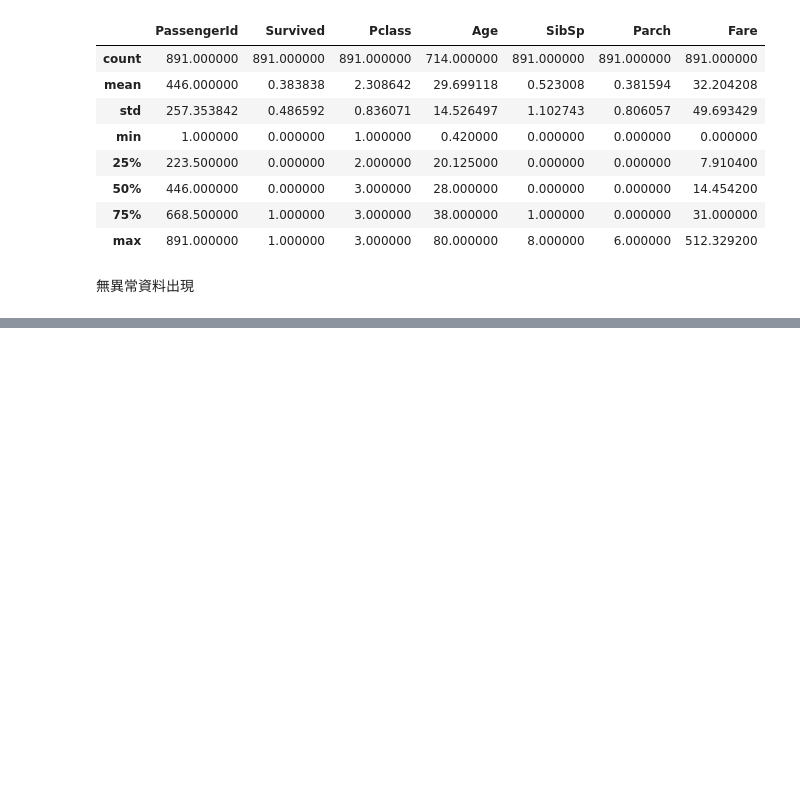
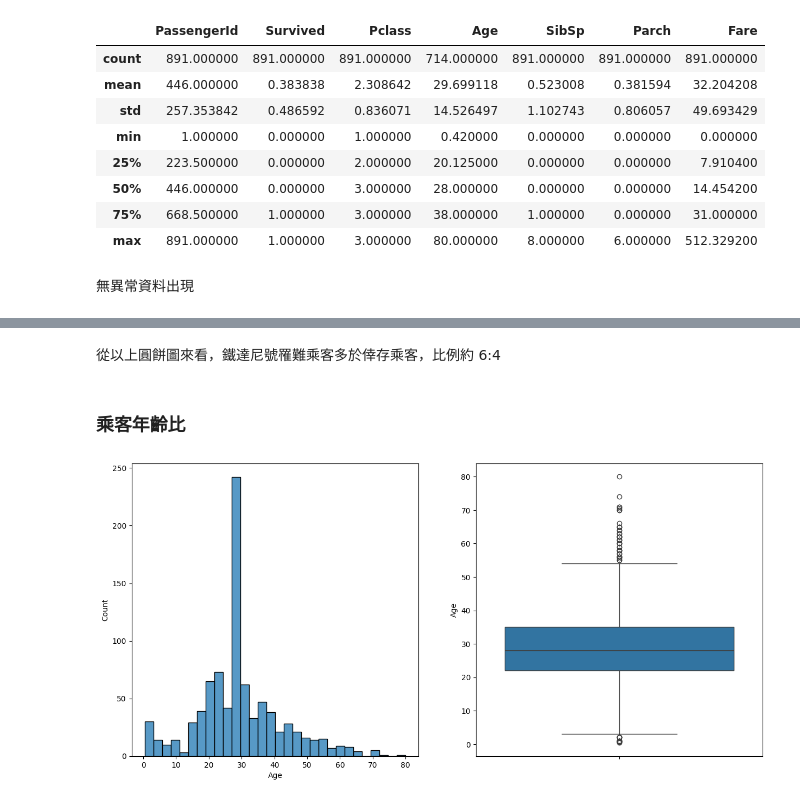
Before and after one commit to twcch/DSProjects, a Jupyter notebook: kaggle_projects/Titanic - Machine Learning from Disaster/report_using_rogistic_regression.ipynb, the cells around one changed output, grey strips where cells are left out. Saved outputs shown, nothing was run; the diff lists cells and outputs as text; code cells hidden in the pictures; blank space fills up the shorter version.

```diff
--- a/kaggle_projects/Titanic - Machine Learning from Disaster/report_using_rogistic_regression.ipynb
+++ b/kaggle_projects/Titanic - Machine Learning from Disaster/report_using_rogistic_regression.ipynb
@@ -139,0 +185,11 @@ test_df.describe()
+# %% [markdown]
+從以上圓餅圖來看，鐵達尼號罹難乘客多於倖存乘客，比例約 6:4
+# %% [markdown]
+### 乘客年齡比
+# %%
+fig, axs = plt.subplots(1, 2, figsize=(15, 7))
+sns.histplot(train_processed_df, x='Age', ax=axs[0])
+sns.boxplot(train_processed_df, y='Age', ax=axs[1])
+plt.show()
+# %% [output]
+[figure, added]
```
Also changed, not shown: parts of 56 cells of this notebook.
